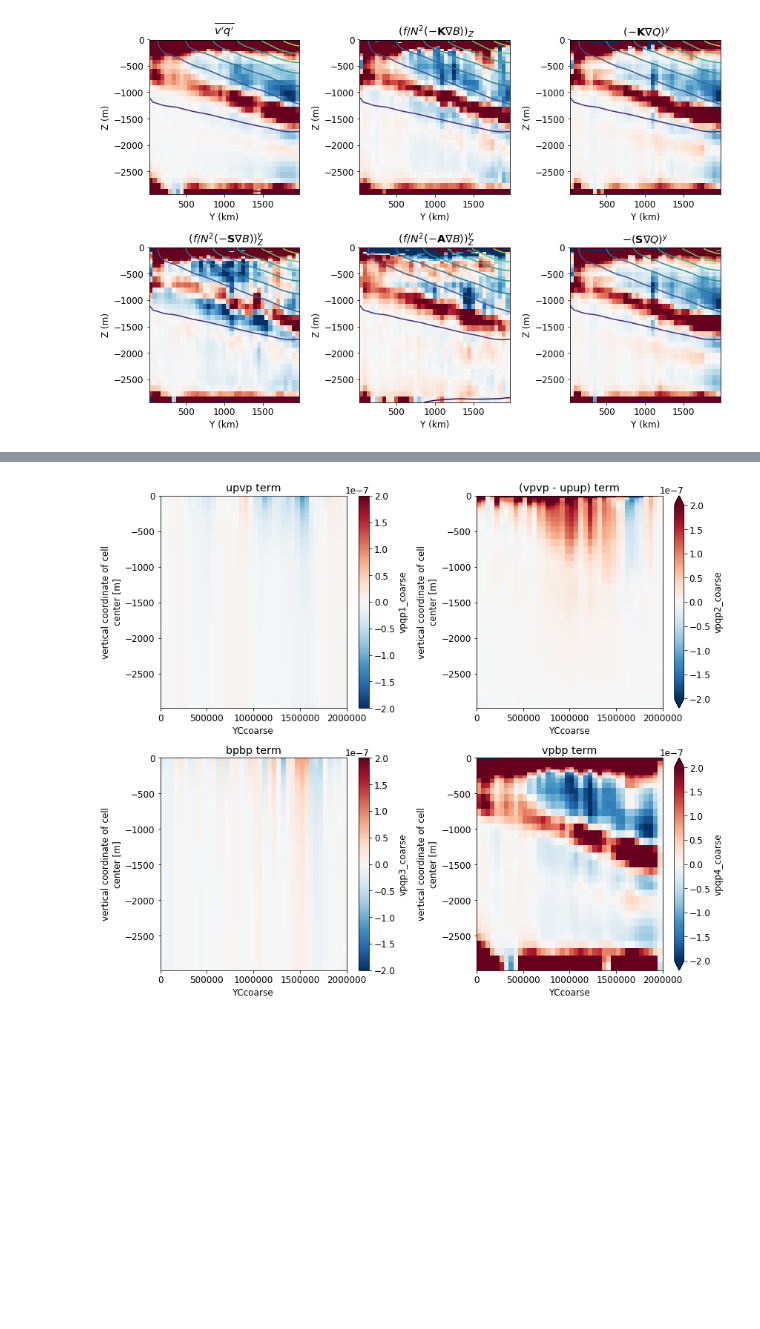
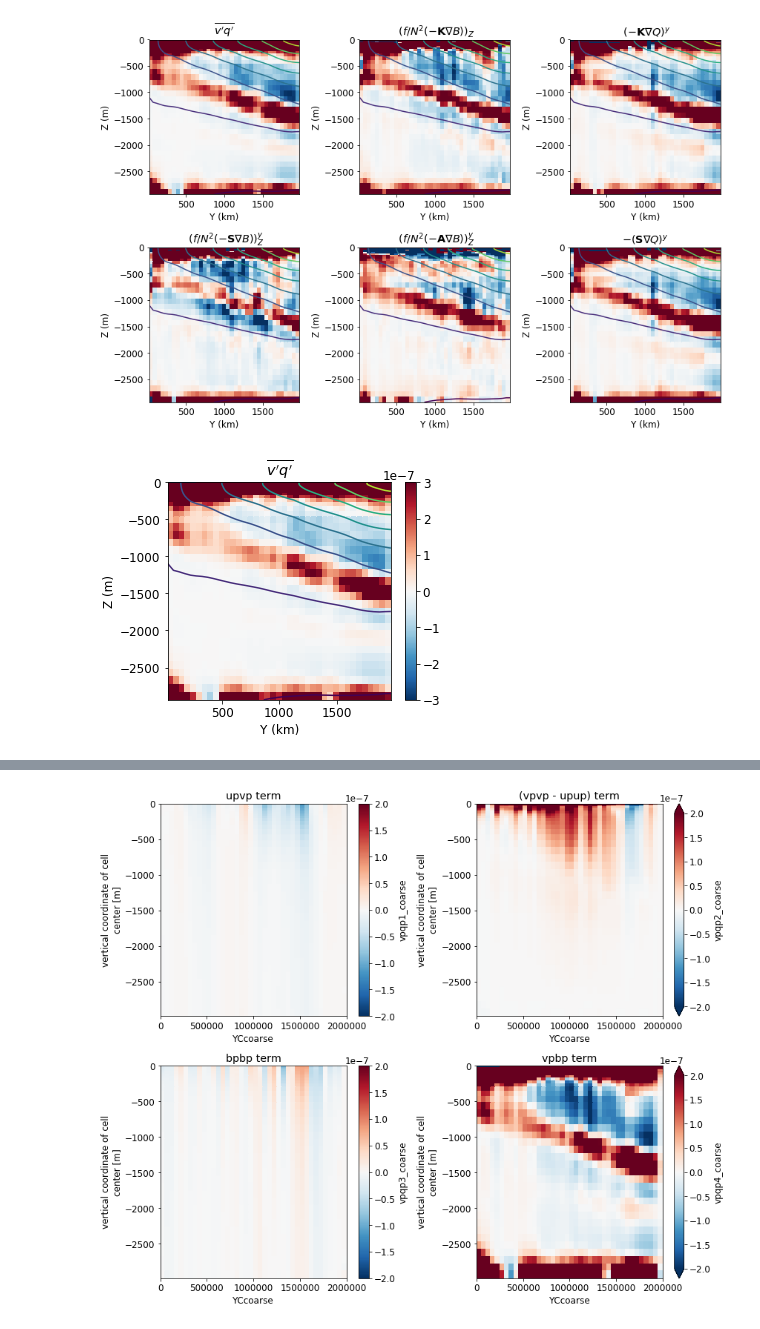
Before and after one commit to ocean-transport/3D_tracer_inversion, a Jupyter notebook: Channel_sponge/PV_fluxes.ipynb, the cells around one changed output, grey strips where cells are left out. Saved outputs shown, nothing was run; the diff lists cells and outputs as text; code cells hidden in the pictures; blank space fills up the shorter version.

```diff
--- a/Channel_sponge/PV_fluxes.ipynb
+++ b/Channel_sponge/PV_fluxes.ipynb
@@ -1218,3 +1175,20 @@ ax[1,2].set_xlabel('Y (km)')
 plt.tight_layout()
 # %% [output]
 [figure]
+# %%
+fig, ax = plt.subplots(1,1,figsize=(5,4))
+
+im=ax.pcolormesh(Ycoarse/1e3, Z, PV_flux_Vcoarse.sel(XCcoarse=100e3, method='nearest'),
+                 vmin=-0.3e-6, vmax=0.3e-6, cmap='RdBu_r',
+                rasterized=True)
+
+ax.contour(Ycoarse/1e3, Z, T_coarse['T'].sel(XCcoarse=100e3, method='nearest'),
+              levels=np.linspace(0,8,9))
+ax.set_title('$\overline{v\'q\'}$ ')
+ax.set_ylabel('Z (m)')
+ax.set_xlabel('Y (km)')
+fig.colorbar(im)
+
+plt.savefig('pv_flux_figures/true_meridional_PV_flux_X_100km.png')
+# %% [output]
+[figure, added]
```
Also changed, not shown: parts of 14 cells of this notebook, 5 other files.
